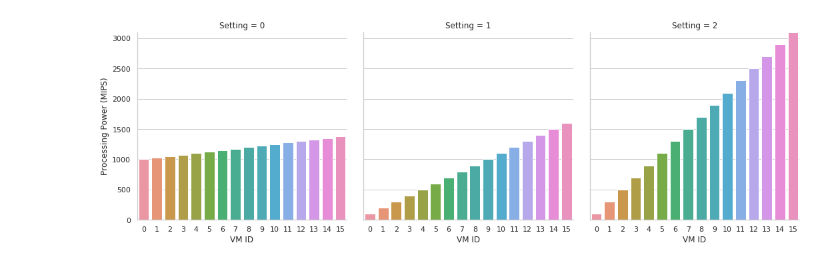
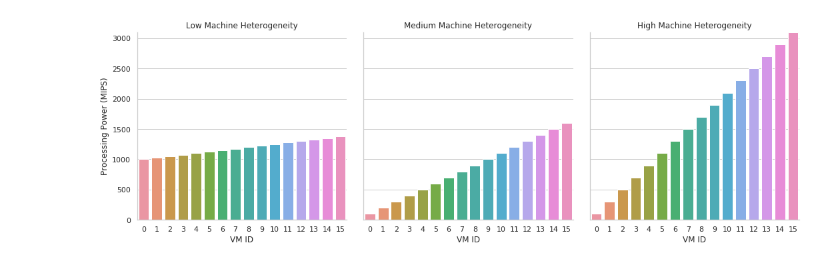
Before and after one commit to AmirMahdiNassiri/cloudsim, a Jupyter notebook: outputs/plotter.ipynb, the cells around one changed output. Cells and saved outputs as stored; diff of their text form; code cells hidden in the pictures.

```diff
--- a/outputs/plotter.ipynb
+++ b/outputs/plotter.ipynb
@@ -87,7 +87,7 @@ spec_list = []
 
 for i, spec in enumerate(specs):
     spec = spec.split(',')
-    spec_list.append([0, i, int(spec[1])])
+    spec_list.append([setting, i, int(spec[1])])
 
 
 setting = 'Medium Machine Heterogeneity'
@@ -99,35 +99,40 @@ specs = specs.split('-')
 
 file.close()
 
 for i, spec in enumerate(specs):
     spec = spec.split(',')
-    spec_list.append([1, i, int(spec[1])])
+    spec_list.append([setting, i, int(spec[1])])
 
 
 setting = 'High Machine Heterogeneity'
 
 file = open(rootAddress + setting + '/VmSpecifications.txt')
 
 specs = file.readline()
 specs = specs.split('-')
 
 file.close()
 
 
 for i, spec in enumerate(specs):
     spec = spec.split(',')
-    spec_list.append([2, i, int(spec[1])])
+    spec_list.append([setting, i, int(spec[1])])
+
+data = pd.DataFrame(np.array(spec_list), columns=['Setting', 'VM ID', 'Processing Power (MIPS)'])
+data = data.astype( dtype={'Setting' : str, 'VM ID': int, 'Processing Power (MIPS)': int})
 
 sns.set(style="whitegrid")
-data = pd.DataFrame(np.array(spec_list), columns=['Setting', 'VM ID', 'Processing Power (MIPS)'])
-
 g = sns.catplot(x="VM ID", y="Processing Power (MIPS)",
                 hue="VM ID", col="Setting", data=data, kind="bar", dodge=False)
+
+for ax, title in zip(g.axes.flat, ['Low Machine Heterogeneity', 'Medium Machine Heterogeneity', 'High Machine Heterogeneity']):
+    ax.set_title(title)
+
 plt.ylim(0,3100)
 
 figure_name = '/VmSpecifications.png'
 
 plt.savefig(rootAddress + figure_name, dpi=300)
 plt.show()
 # %% [output]
-[figure, old version]
+[figure, new version]
```
Also changed, not shown: parts of 3 cells of this notebook, 27 other files.
